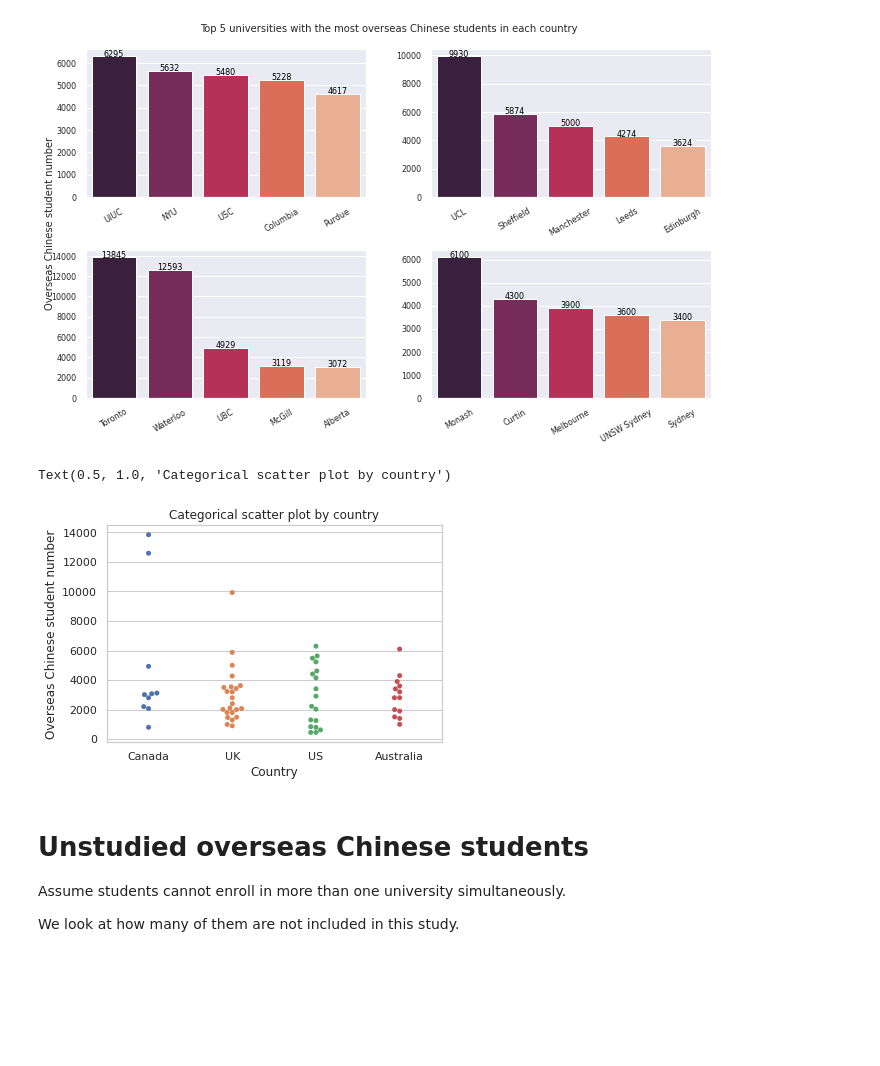
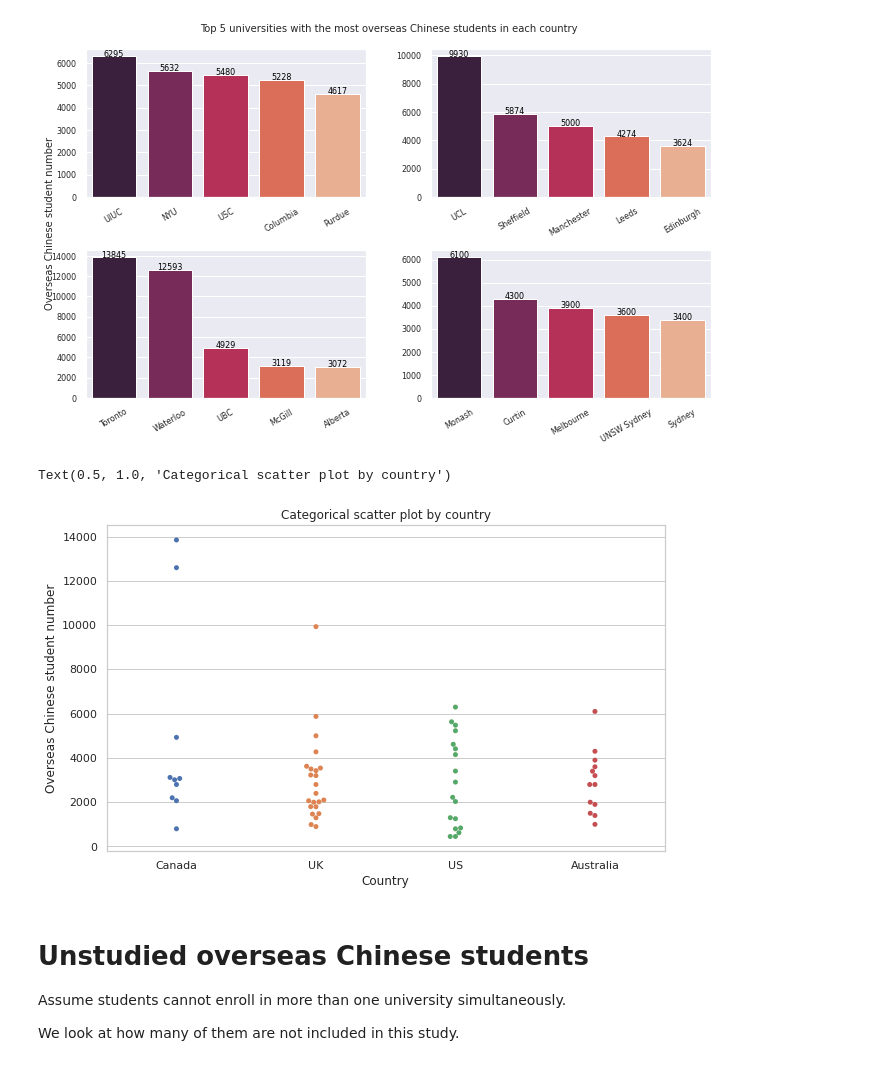
Before and after one commit to AndyYFTao/EA-CLTP-DataAnalysis, a Jupyter notebook: CLTP Guidance Program Data Analysis.ipynb, the cells around one changed output. Drawn from its saved outputs; the diff is of its cells as text; code cells hidden in the pictures; blank space fills up the shorter version.

```diff
--- a/CLTP Guidance Program Data Analysis.ipynb
+++ b/CLTP Guidance Program Data Analysis.ipynb
@@ -117,14 +117,14 @@ Text(0, 0.5, 'Overseas Chinese student number')
 # %%
 # Categorical scatter plot
 non_total = overseas_s.iloc[num_of_country:].copy()
 
-sns.set(style="whitegrid")
+sns.set(style="whitegrid", rc={'figure.figsize':(10,6)})
 sns.swarmplot(x=non_total['Country'],
               y=non_total['Overseas Chinese student number'])
 plt.title('Categorical scatter plot by country')
 # %% [output]
 Text(0.5, 1.0, 'Categorical scatter plot by country')
-[figure, old version]
+[figure, new version]
 # %% [markdown]
 # Unstudied overseas Chinese students
 
```
